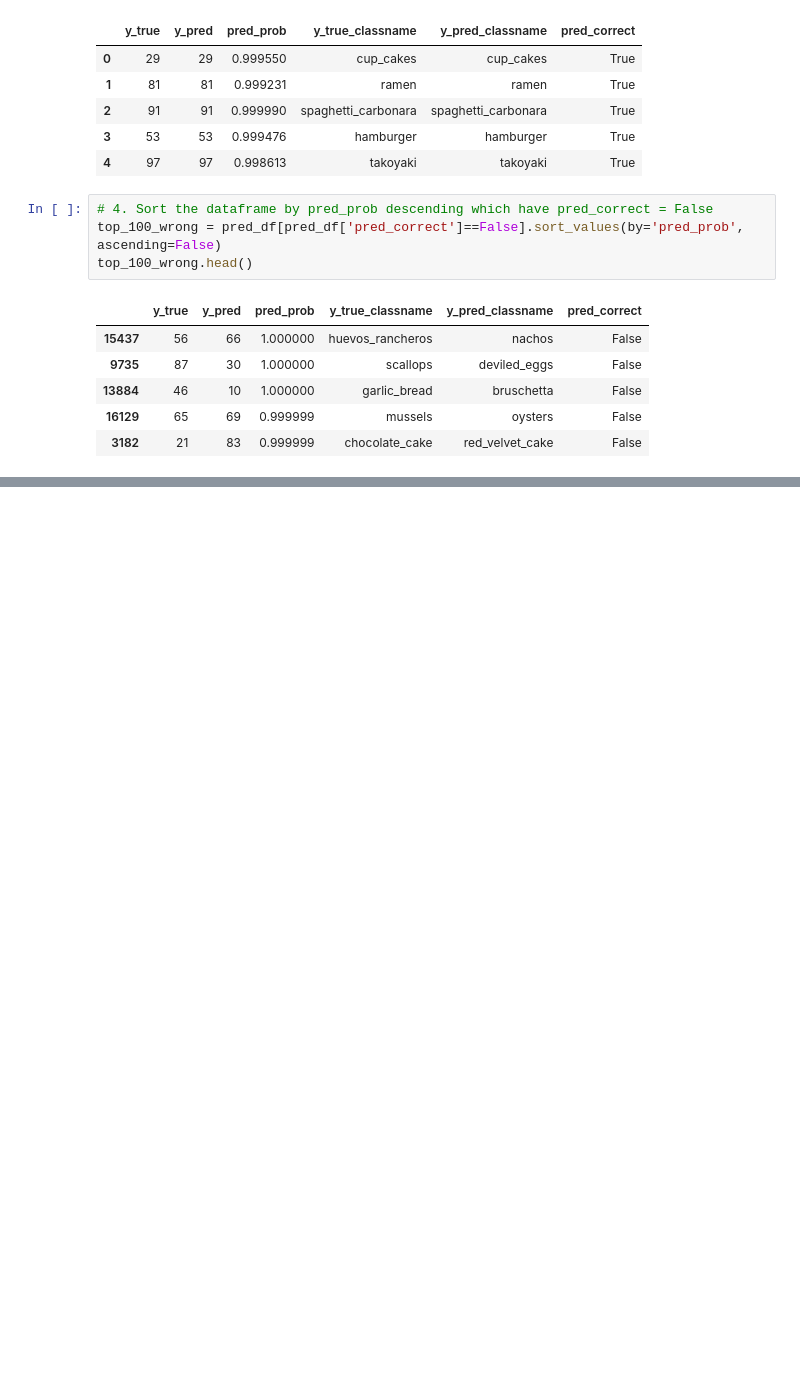
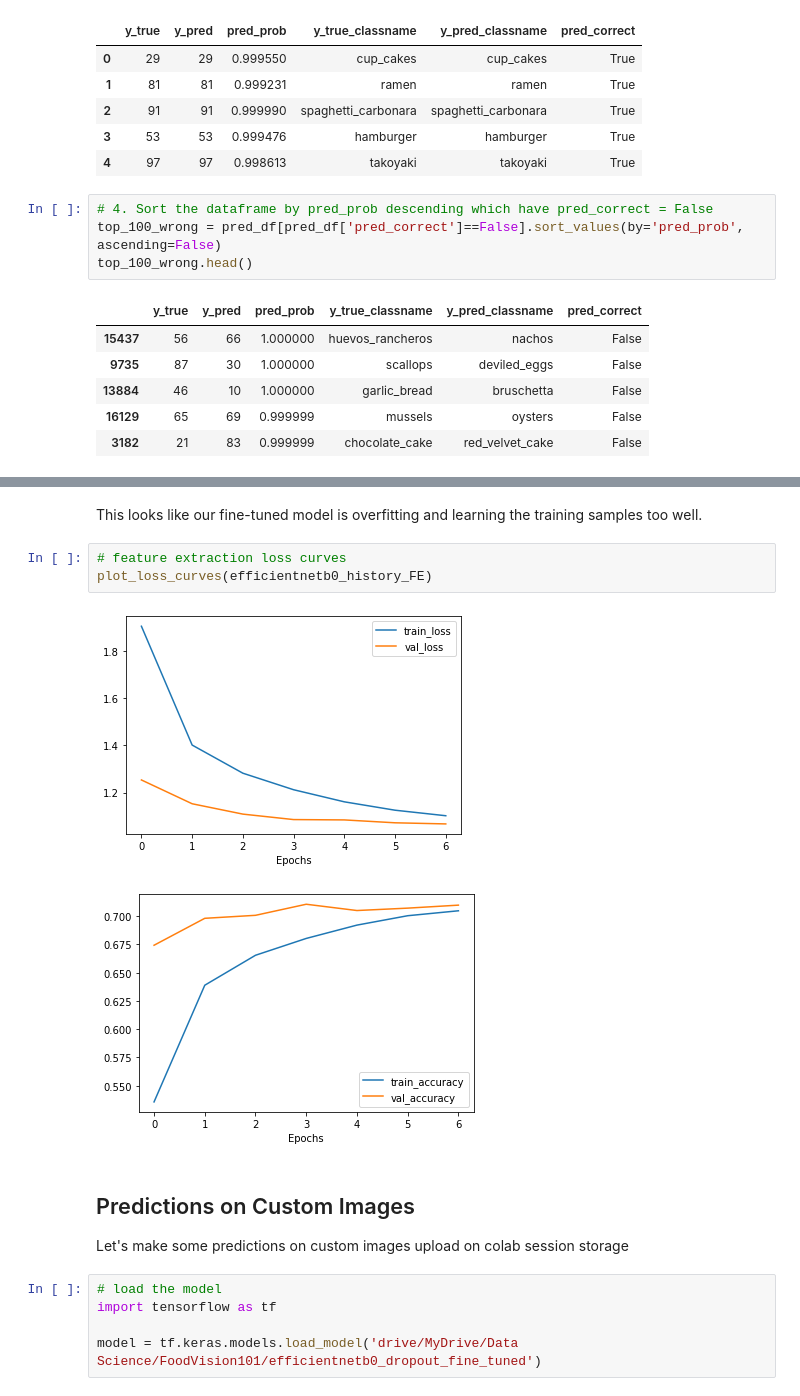
Before and after one commit to SaketMunda/wikifoodia, a Jupyter notebook: food_vision101_with_tensorflow.ipynb, the cells around one changed output, grey strips where cells are left out. Cells and saved outputs as stored; diff of their text form; blank space fills up the shorter version.

```diff
--- a/food_vision101_with_tensorflow.ipynb
+++ b/food_vision101_with_tensorflow.ipynb
@@ -1386,0 +1415,17 @@ top_100_wrong.head()
+# %% [markdown]
+This looks like our fine-tuned model is overfitting and learning the training samples too well.
+# %%
+# feature extraction loss curves
+plot_loss_curves(efficientnetb0_history_FE)
+# %% [output]
+[figure, added]
+[figure, added]
+# %% [markdown]
+## Predictions on Custom Images
+
+Let's make some predictions on custom images upload on colab session storage
+# %%
+# load the model
+import tensorflow as tf
+
+model = tf.keras.models.load_model('drive/MyDrive/Data Science/FoodVision101/efficientnetb0_dropout_fine_tuned')
```
Also changed, not shown: parts of 30 cells of this notebook.
